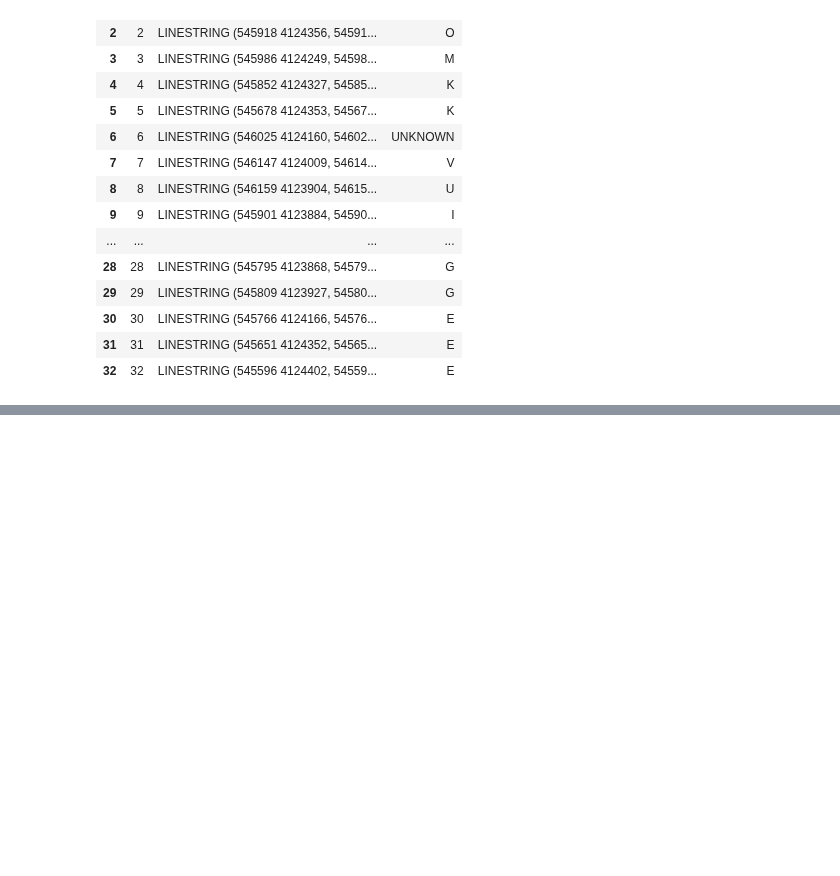
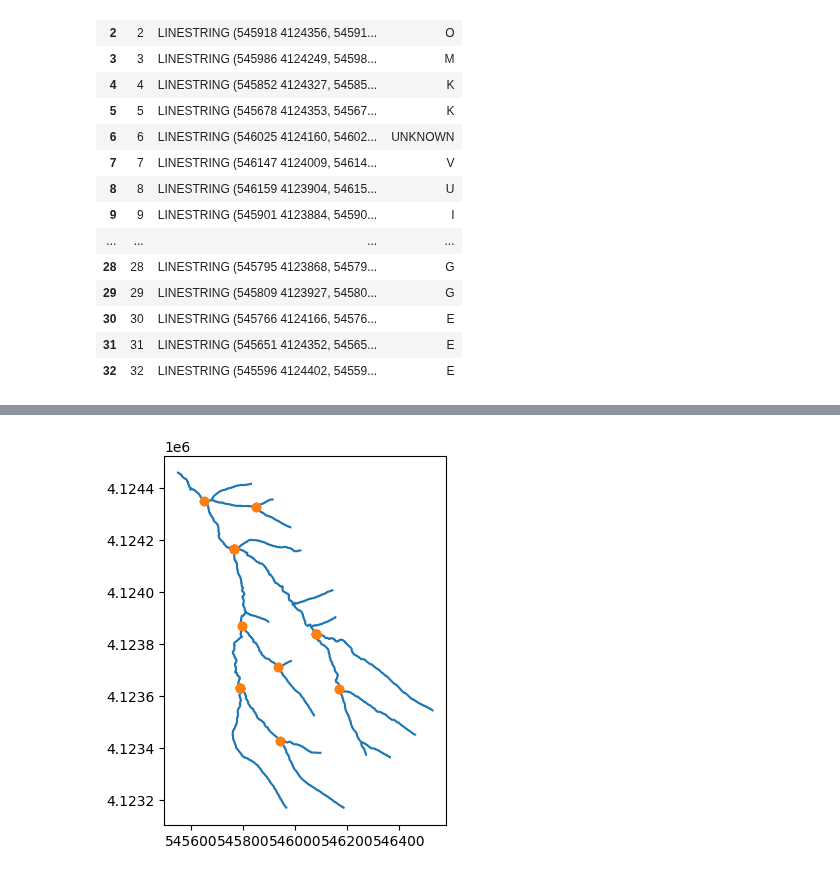
Before and after one commit to wherediddavidgo/multitemporal_RSSA, a Jupyter notebook: field_data.ipynb, the cells around one changed output, grey strips where cells are left out. Drawn from its saved outputs; the diff is of its cells as text; code cells hidden in the pictures; blank space fills up the shorter version.

```diff
--- a/field_data.ipynb
+++ b/field_data.ipynb
@@ -233,0 +181,10 @@ s3_pts.merge(s2_pts, how='inner', on='name')
+# %%
+reachlines = []
+ridlist = ['A', 'B', 'E', 'F', 'G', 'H', 'J', 'K', 'M', 'P', 'R', 'T', 'W']
+for rid in ridlist:
+    reach = (line_merge(MultiLineString(gdf.loc[gdf.reach == rid].geometry.tolist())))
+
+    reachlines.append(reach)
+mapped_reaches = gpd.GeoDataFrame({'reach': ridlist, 'geometry': reachlines}, crs=32617)
+# egdf = gpd.GeoDataFrame(geometry=[reach_e], crs=32617)
+# egdf.plot()
@@ -233,0 +269,28 @@ s3_pts.merge(s2_pts, how='inner', on='name')
+# %%
+clist = []
+r1s = []
+r2s = []
+
+for i1 in range(len(mapped_reaches)):
+    for i2 in range(len(mapped_reaches)):
+        if i1 != i2:
+            l1 = mapped_reaches.loc[i1].geometry
+            r1 = mapped_reaches.loc[i1].reach
+            l2 = mapped_reaches.loc[i2].geometry
+            r2 = mapped_reaches.loc[i2].reach
+
+            c = l1.intersection(l2)
+
+            clist.append(c)
+            r1s.append(r1)
+            r2s.append(r2)
+# %%
+confluences = gpd.GeoDataFrame({'r1': r1s, 'r2': r2s, 'geometry': clist}, crs=32617)
+confluences = confluences.loc[~(confluences.geometry.is_empty)]
+fig, ax = plt.subplots()
+gdf.plot(ax=ax, zorder=0)
+confluences.plot(ax=ax, zorder=1, color='tab:orange')
+
+confluences.to_file('/content/drive/MyDrive/field_data/confluences.shp')
+# %% [output]
+[figure, added]
```
Also changed, not shown: parts of 21 cells of this notebook.
